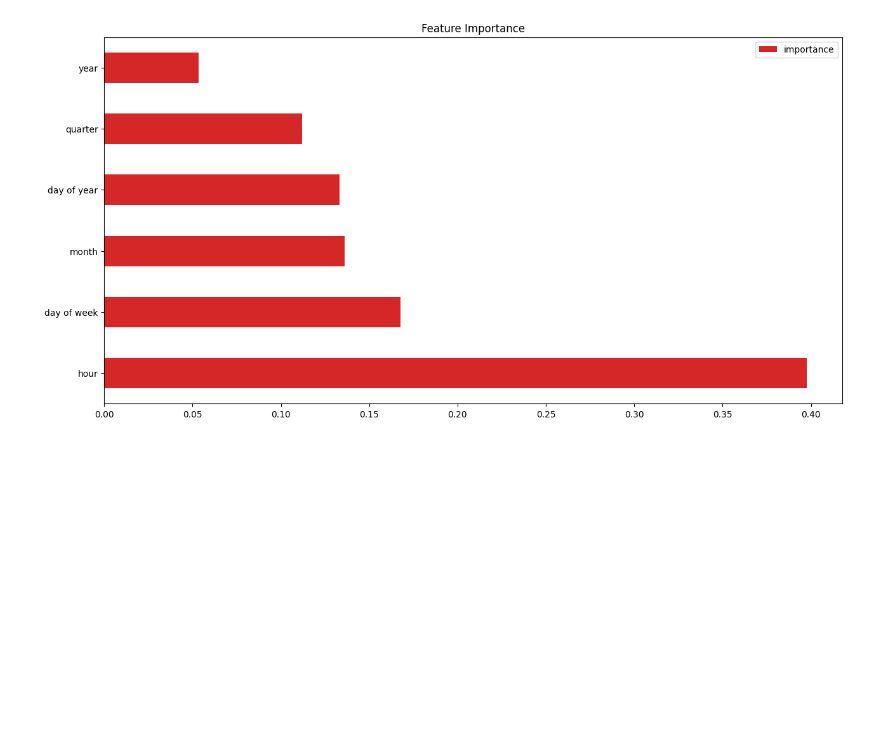
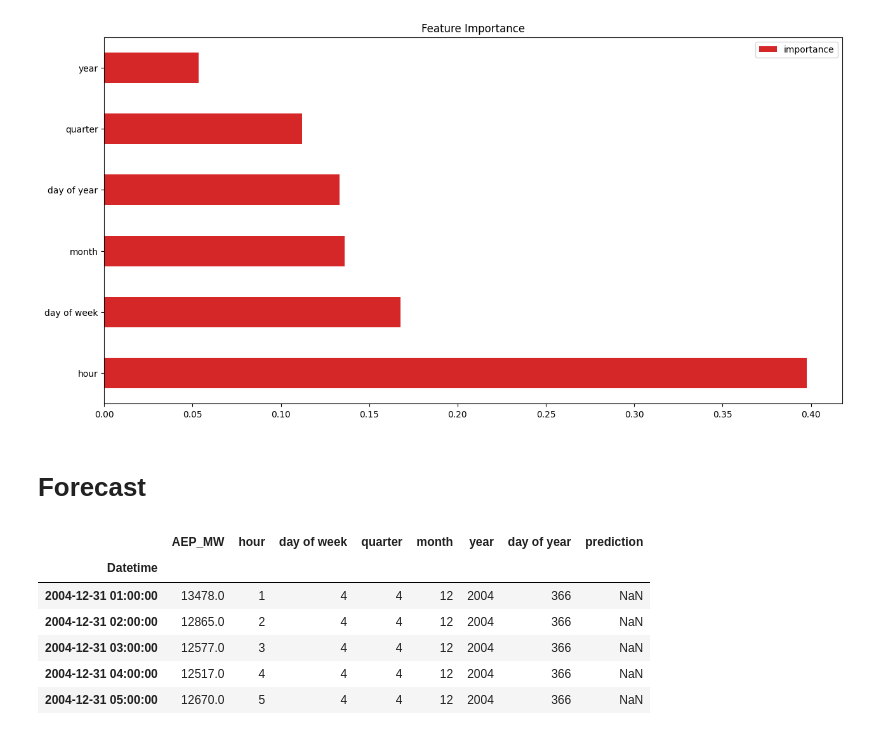
Before and after one commit to aguchhait-stack/API-Call, a Jupyter notebook: Times_Series.ipynb, the cells around one changed output. Cells and saved outputs as stored; diff of their text form; code cells hidden in the pictures; blank space fills up the shorter version.

```diff
--- a/Times_Series.ipynb
+++ b/Times_Series.ipynb
@@ -165,3 +165,5 @@ fi.sort_values(by='importance',ascending=False).plot(kind='barh',title='Feature
 plt.show()
 # %% [output]
 [figure]
+# %% [markdown]
+# Forecast
@@ -167,0 +174,10 @@ plt.show()
+# %%
+df.head()
+# %% [output]
+|  | AEP_MW | hour | day of week | quarter | month | year | day of year | prediction |
+| Datetime |  |  |  |  |  |  |  |  |
+| 2004-12-31 01:00:00 | 13478.0 | 1 | 4 | 4 | 12 | 2004 | 366 | NaN |
+| 2004-12-31 02:00:00 | 12865.0 | 2 | 4 | 4 | 12 | 2004 | 366 | NaN |
+| 2004-12-31 03:00:00 | 12577.0 | 3 | 4 | 4 | 12 | 2004 | 366 | NaN |
+| 2004-12-31 04:00:00 | 12517.0 | 4 | 4 | 4 | 12 | 2004 | 366 | NaN |
+| 2004-12-31 05:00:00 | 12670.0 | 5 | 4 | 4 | 12 | 2004 | 366 | NaN |
```
Also changed, not shown: parts of 3 cells of this notebook.
